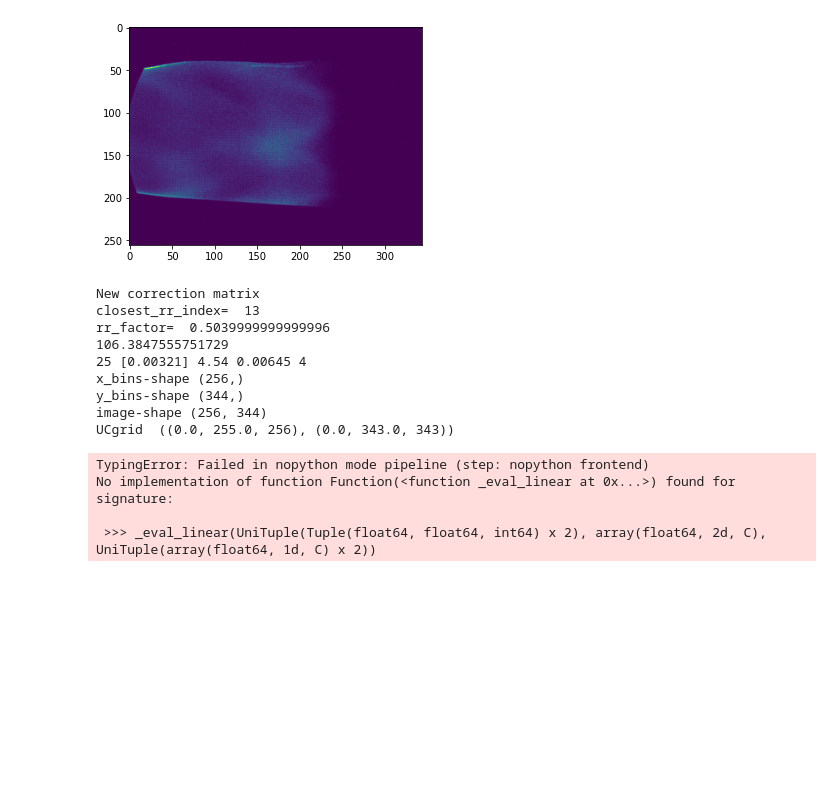
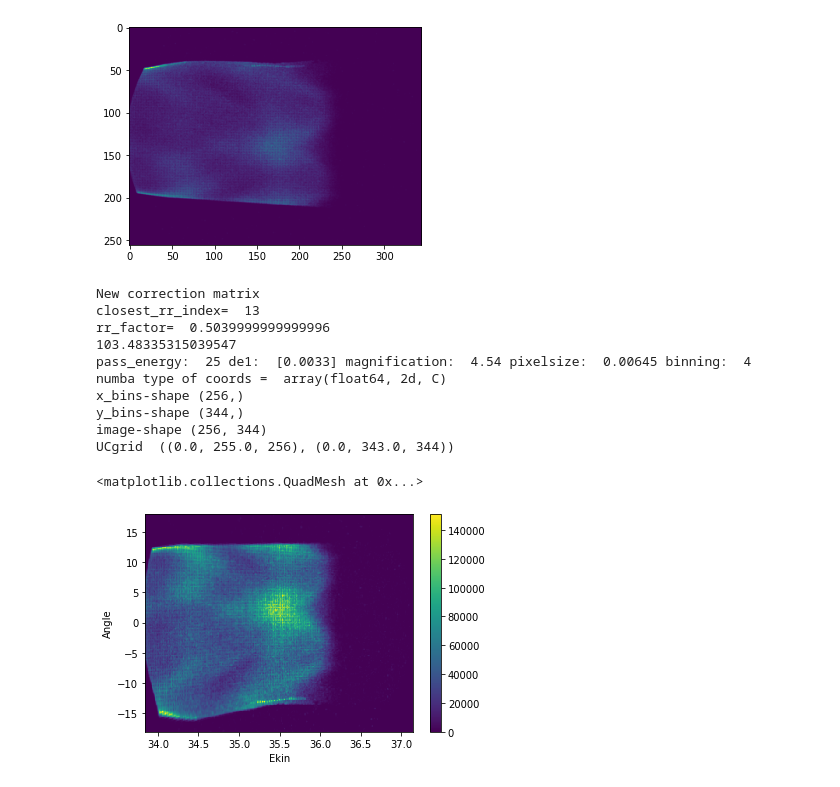
Before and after one commit to OpenCOMPES/specsanalyzer, a Jupyter notebook: tutorial/test.ipynb, the cells around one changed output. Drawn from its saved outputs; the diff is of its cells as text; code cells hidden in the pictures; blank space fills up the shorter version.

Commit message:
new test files, added new interpolation functions

```diff
--- a/tutorial/test.ipynb
+++ b/tutorial/test.ipynb
@@ -20,28 +29,27 @@ plt.imshow(tsv_data)
 # %%
 # Testing convert and crop on the imported data
 spa = SpecsAnalyzer(config="../tests/data/dataEPFL/config/config.yaml")
 
 lens_mode="WideAngleMode"
 kinetic_energy=35.5
 pass_energy=25
 
 res_xarray = spa.convert_image(tsv_data, pass_energy, kinetic_energy, lens_mode)
 plt.figure()
-res_xarray.plot()
+res_xarray.plot(cmap='viridis',vmin=0)
 # %% [output]
 New correction matrix
 closest_rr_index=  13
 rr_factor=  0.5039999999999996
-106.3847555751729
-25 [0.00321] 4.54 0.00645 4
+103.48335315039547
+pass_energy:  25 de1:  [0.0033] magnification:  4.54 pixelsize:  0.00645 binning:  4
+numba type of coords =  array(float64, 2d, C)
 x_bins-shape (256,)
 y_bins-shape (344,)
 image-shape (256, 344)
-UCgrid  ((0.0, 255.0, 256), (0.0, 343.0, 343))
+UCgrid  ((0.0, 255.0, 256), (0.0, 343.0, 344))
-TypingError: Failed in nopython mode pipeline (step: nopython frontend)
-No implementation of function Function(<function _eval_linear at 0x...>) found for signature:
-
- >>> _eval_linear(UniTuple(Tuple(float64, float64, int64) x 2), array(float64, 2d, C), UniTuple(array(float64, 1d, C) x 2))
+<matplotlib.collections.QuadMesh at 0x...>
+[figure, added]
 # %%
 with open('../tests/data/dataEPFL/igor_R9159/data_delay0.tsv') as file:
 #with open('../tests/data/dataFHI/Scan1232_converted.tsv') as file:
```
Also changed, not shown: parts of 13 cells of this notebook, 4 other files.
